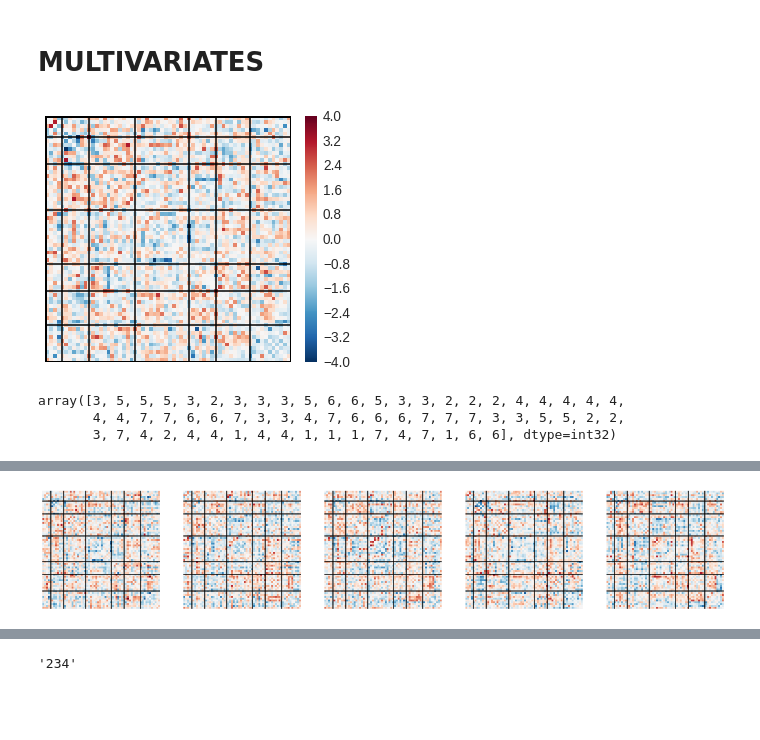
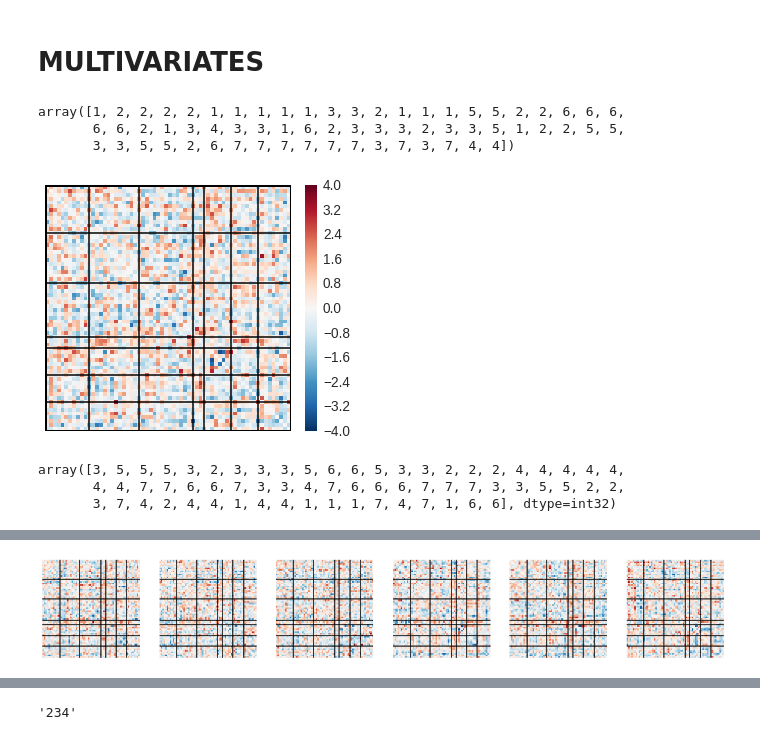
Before and after one commit to SIMEXP/schizo_multisite, a Jupyter notebook: figures/connectomes.ipynb, the cells around one changed output, grey strips where cells are left out. Drawn from its saved outputs; the diff is of its cells as text; code cells hidden in the pictures; blank space fills up the shorter version.

Commit message:
bug fix for the ordering of the connectomes and accuracy in multisite prediciton

```diff
--- a/figures/connectomes.ipynb
+++ b/figures/connectomes.ipynb
@@ -162,8 +298,9 @@ import matplotlib as mpl
 fig = plt.figure(figsize=(4, 4),dpi=150)
 sns.set_context('paper',font_scale=1.7)
 
+ind_sub = ind_7to64[sorted_idx].copy()
 #visu.mat(hc.ordermat(grand_avg_sort,ind_sub),[-0.2,0.8],True,False)
-visu.mat(grand_avg_sort,[-0.2,0.8],True,False)
+visu.mat(ts.vec2mat(grand_avg,val_diag=1.)[sorted_idx,:][:,sorted_idx],[-0.2,0.8],True,False)
 
 ax = plt.gca()
 ax.grid(False)
@@ -218,6 +355,7 @@ ll = ax_bar_top.get_xticklabels()
 for label in ll:
     label.set_rotation(90)
 
-#plt.savefig(main_path + 'figures/matrix_7net_multisite.pdf')
-#plt.savefig(main_path + 'figures/matrix_7net_multisite.png')
+main_path = '/home/cdansereau/git/schizo_multisite/'
+plt.savefig(main_path + 'figures/matrix_7net_multisite.pdf')
+plt.savefig(main_path + 'figures/matrix_7net_multisite.png')
 # %% [output]
@@ -359,4 +484,5 @@ def test_diff(y, X):
 # %%
+import matplotlib.patches as patches
 def plot_connectomes(demog_set,flag_diff_only=False, label=''):
     data_ = data.loc[demog_set.index.values].copy()
     if not flag_diff_only:
@@ -367,7 +493,7 @@ def plot_connectomes(demog_set,flag_diff_only=False, label=''):
     if not flag_diff_only:
         ax = plt.subplot(1,4,1)
         hc_vec = data_[(demog_set['sz']==0)].values.mean(0)
-        hc_mat = hc.ordermat(ts.vec2mat(hc_vec), ind)
+        hc_mat = hc.ordermat(ts.vec2mat(hc_vec), ind_7to64)
         visu.mat(hc_mat,[-1,1],True,False)
         plt.grid(False)
         show_cluster(ind_sub,color='k')
@@ -382,7 +508,7 @@ def plot_connectomes(demog_set,flag_diff_only=False, label=''):
     if not flag_diff_only:
         ax=plt.subplot(1,4,2)
         sz_vec = data_[(demog_set['sz']==1)].values.mean(0)
-        sz_mat = hc.ordermat(ts.vec2mat(sz_vec), ind)
+        sz_mat = hc.ordermat(ts.vec2mat(sz_vec), ind_7to64)
         visu.mat(sz_mat,[-1,1],True,False)
         plt.grid(False)
         show_cluster(ind_sub,color='k')
@@ -398,7 +524,7 @@ def plot_connectomes(demog_set,flag_diff_only=False, label=''):
     else:
         ax = plt.subplot(111)
     diff = data_[(demog_set['sz']==0)].values.mean(0) - data_[(demog_set['sz']==1)].values.mean(0)
-    diff_mat = hc.ordermat(ts.vec2mat(diff), ind)
+    diff_mat = hc.ordermat(ts.vec2mat(diff), ind_7to64)
     visu.mat(diff_mat,[-0.15,0.15],True,False)
     plt.grid(False)
     show_cluster(ind_sub,color='k')
@@ -414,7 +540,7 @@ def plot_connectomes(demog_set,flag_diff_only=False, label=''):
     if not flag_diff_only:
         ax = plt.subplot(1,4,4)
         rejected = test_diff(data_.loc[demog_set.index.values].values, demog_set[['sz']].values)
-        diff_mat_reject = hc.ordermat(rejected, ind)
+        diff_mat_reject = hc.ordermat(rejected, ind_7to64)
         #visu.mat(diff_mat*2.,lim=[0,1])
         visu.mat(diff_mat_reject,[0,1],True,False,plt.cm.Blues)
         plt.grid(False)
@@ -455,7 +579,7 @@ for ii in range(list_1site.shape[0]):
     label = ''.join(list_1site[ii,:].astype(str))
     main_correlation_comp.append(plot_connectomes(demog_set,flag_diff_only=True,label=label))
 
-list_2site = np.array([[1,2],[1,3],[1,4],[2,3],[3,4]])
+list_2site = np.array([[1,2],[1,3],[1,4],[2,3],[2,4],[3,4]])
 for ii in range(list_2site.shape[0]):
     demog_set = demograph[(demograph['study']==list_2site[ii,0]) | (demograph['study']==list_2site[ii,1])]
     label = ''.join(list_2site[ii,:].astype(str))
@@ -518,6 +646,12 @@ def train_model_4coef(select_data):
     clf.fit(xtrain,ytrain)
     coef = clf.coef_[0,:]
     return (coef-coef.mean())/coef.std()
+# %%
+ind_7to64
+# %% [output]
+array([1, 2, 2, 2, 2, 1, 1, 1, 1, 1, 3, 3, 2, 1, 1, 1, 5, 5, 2, 2, 6, 6, 6,
+       6, 6, 2, 1, 3, 4, 3, 3, 1, 6, 2, 3, 3, 3, 2, 3, 3, 5, 1, 2, 2, 5, 5,
+       3, 3, 5, 5, 2, 6, 7, 7, 7, 7, 7, 7, 3, 7, 3, 7, 4, 4])
 # %%
 # 2a multivariate analysis all train on all sites
 
@@ -525,7 +659,7 @@ def train_model_4coef(select_data):
 plt.figure()
 ax = plt.subplot(111)
 coef = train_model_4coef(demograph)
-coef_mat = hc.ordermat(ts.vec2mat(coef), ind)
+coef_mat = hc.ordermat(ts.vec2mat(coef), ind_7to64)
 #visu.mat(diff_mat*2.,lim=[0,1])
 visu.mat(coef_mat,[-4,4],True,False,plt.cm.RdBu_r)
 plt.grid(False)
@@ -538,7 +672,7 @@ p=patches.Rectangle(
 ax.add_patch(p)
 plt.savefig('samples/multivar_main_coefs.png', dpi = 300, bbox_inches='tight')
 # %% [output]
-[figure, old version]
+[figure, new version]
 # %%
 ind_sub
 # %% [output]
@@ -554,19 +688,19 @@ for ii in range(list_1site.shape[0]):
     plt.subplot(1,list_1site.shape[0],ii+1)
     coef = train_model_4coef(demograph[(demograph['study']==list_1site[ii,0])])
     main_correlation_comp_multivar.append(coef)
-    coef_mat = hc.ordermat(ts.vec2mat(coef), ind)
+    coef_mat = hc.ordermat(ts.vec2mat(coef), ind_7to64)
     visu.mat(coef_mat,[-4,4],False,False,plt.cm.RdBu_r)
     plt.grid(False)
     show_cluster(ind_sub,color='k')
 
 
 plt.figure(figsize=(20,5))
-list_2site = np.array([[1,2],[1,3],[1,4],[2,3],[3,4]])
+list_2site = np.array([[1,2],[1,3],[1,4],[2,3],[2,4],[3,4]])
 for ii in range(list_2site.shape[0]):
     plt.subplot(1,list_2site.shape[0],ii+1)
     coef = train_model_4coef(demograph[(demograph['study']==list_2site[ii,0]) | (demograph['study']==list_2site[ii,1])])
     main_correlation_comp_multivar.append(coef)
-    coef_mat = hc.ordermat(ts.vec2mat(coef), ind)
+    coef_mat = hc.ordermat(ts.vec2mat(coef), ind_7to64)
     visu.mat(coef_mat,[-4,4],False,False,plt.cm.RdBu_r)
     plt.grid(False)
     show_cluster(ind_sub,color='k')
@@ -578,7 +712,7 @@ for ii in range(list_3site.shape[0]):
     plt.subplot(1,list_3site.shape[0],ii+1)
     coef = train_model_4coef(demograph[(demograph['study']==list_3site[ii,0]) | (demograph['study']==list_3site[ii,1]) | (demograph['study']==list_3site[ii,2])])
     main_correlation_comp_multivar.append(coef)
-    coef_mat = hc.ordermat(ts.vec2mat(coef), ind)
+    coef_mat = hc.ordermat(ts.vec2mat(coef), ind_7to64)
     visu.mat(coef_mat,[-4,4],False,False,plt.cm.RdBu_r)
     plt.grid(False)
     show_cluster(ind_sub,color='k')
@@ -587 +721 @@ for ii in range(list_3site.shape[0]):
-[figure, old version]
+[figure, new version]
```
Also changed, not shown: parts of 43 cells of this notebook, 38 other files.
